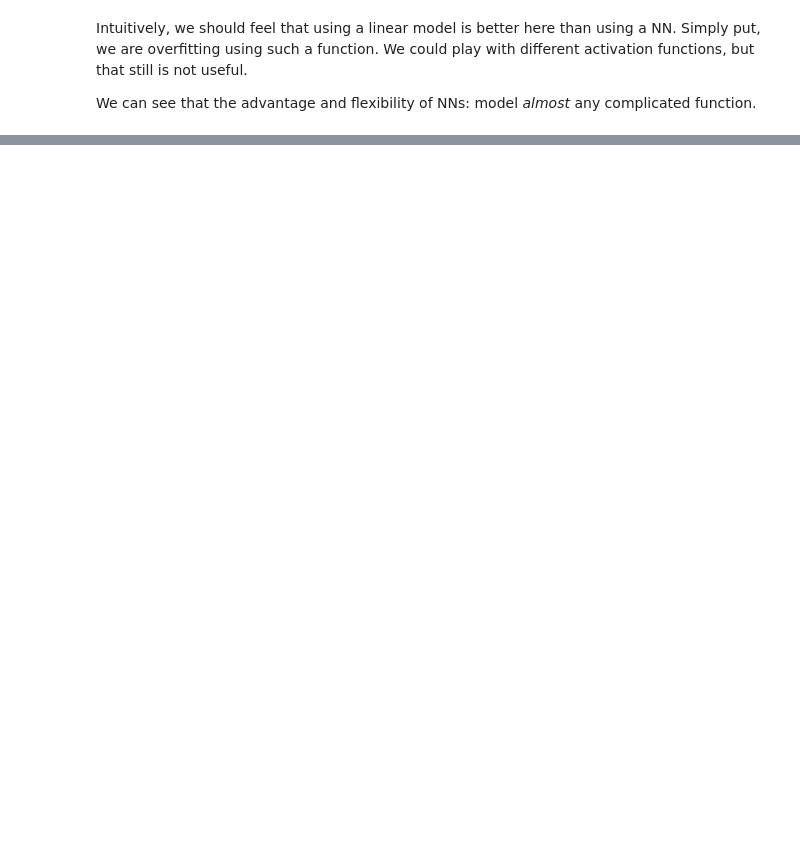
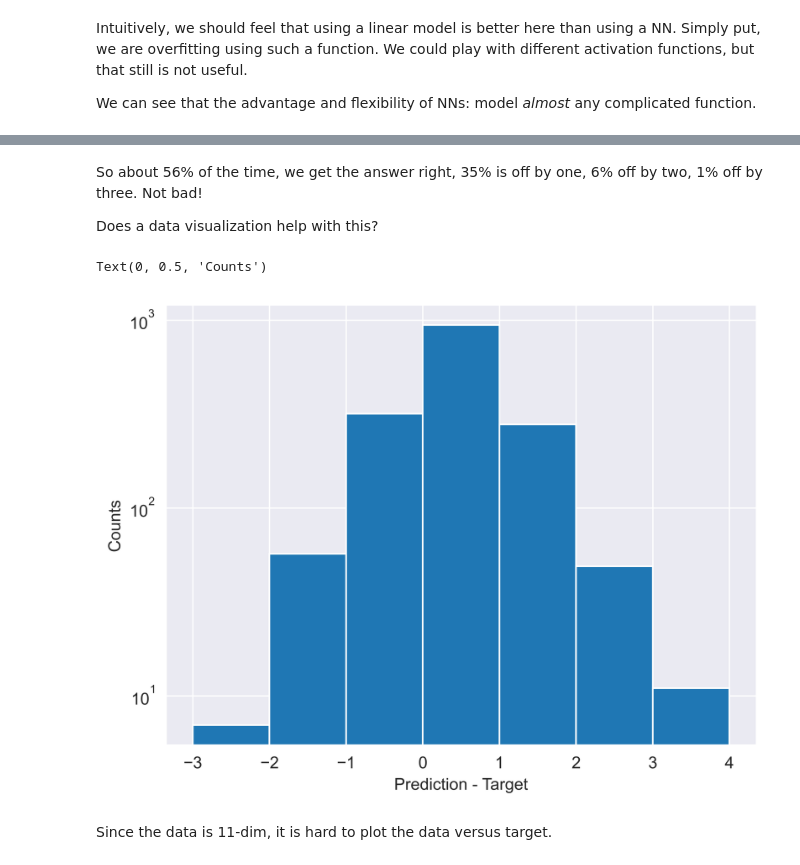
Before and after one commit to hoganman/deeplearningpytorch, a Jupyter notebook: 03-nn-one-hidden-layer.ipynb, the cells around one changed output, grey strips where cells are left out. Drawn from its saved outputs; the diff is of its cells as text; code cells hidden in the pictures; blank space fills up the shorter version.

Commit message:
Model the wine data with a single hidden layer

```diff
--- a/03-nn-one-hidden-layer.ipynb
+++ b/03-nn-one-hidden-layer.ipynb
@@ -291,0 +371,20 @@ We can see that the advantage and flexibility of NNs: model _almost_ any complic
+# %%
+n_nodes = 10 * wine_data_train_t.shape[2]
+
+seq_model = nn.Sequential(OrderedDict([
+    ('hidden_linear', nn.Linear(wine_data_train_t.shape[2], n_nodes)),
+    ('hidden_activation', nn.Tanh()),
+    ('output_linear', nn.Linear(n_nodes, wine_target_train_t.shape[2]))
+]))
+
+optimizer = optim.Adam(seq_model.parameters(), lr=1e-3)
+
+training_loop(
+    n_epochs = 5000,
+    optimizer = optimizer,
+    model = seq_model,
+    loss_fn = nn.MSELoss(),
+    t_u_train = wine_data_train_t,
+    t_u_val = wine_data_val_t,
+    t_c_train = wine_target_train_t,
+    t_c_val = wine_target_val_t)
@@ -291,0 +403,12 @@ We can see that the advantage and flexibility of NNs: model _almost_ any complic
+# %%
+# Prediction minus target counter
+pred_target_diffs = [
+    torch.argmax(seq_model(wine_data_val_t[i])).item()  # prediction
+    - torch.argmax(wine_target_val_t[i]).item()         # taget
+    for i in range(wine_data_val_t.shape[0])
+]
+counts = Counter(pred_target_diffs)
+
+for diff, count in counts.items():
+    per = count / wine_data_val_t.shape[0] * 100
+    print(f"{diff} count = {count} ({per:.2f}%)")
@@ -291,0 +423,22 @@ We can see that the advantage and flexibility of NNs: model _almost_ any complic
+# %% [markdown]
+So about 56% of the time, we get the answer right, 35% is off by one, 6% off by two, 1% off by three. Not bad!
+
+Does a data visualization help with this?
+# %%
+fig_hist, ax_hist = plt.subplots(dpi=600)
+
+ax_hist: plt.Axes
+bins = sorted(counts.keys())
+bins.append(bins[-1]+1)
+ax_hist.hist(
+    pred_target_diffs,
+    bins,
+    log=True
+)
+ax_hist.set_xlabel("Prediction - Target")
+ax_hist.set_ylabel("Counts")
+# %% [output]
+Text(0, 0.5, 'Counts')
+[figure, added]
+# %% [markdown]
+Since the data is 11-dim, it is hard to plot the data versus target.
```
Also changed, not shown: parts of 16 cells of this notebook.
